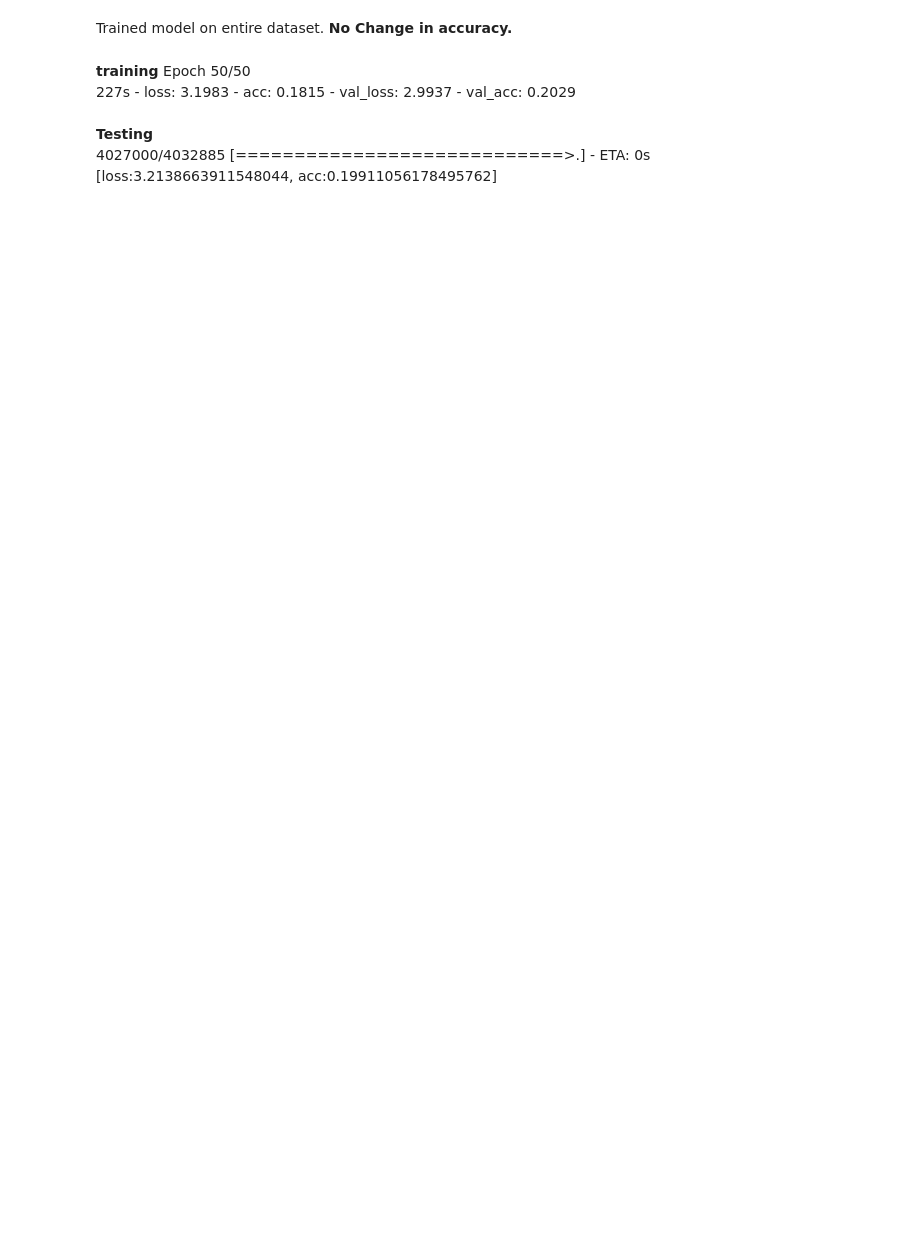
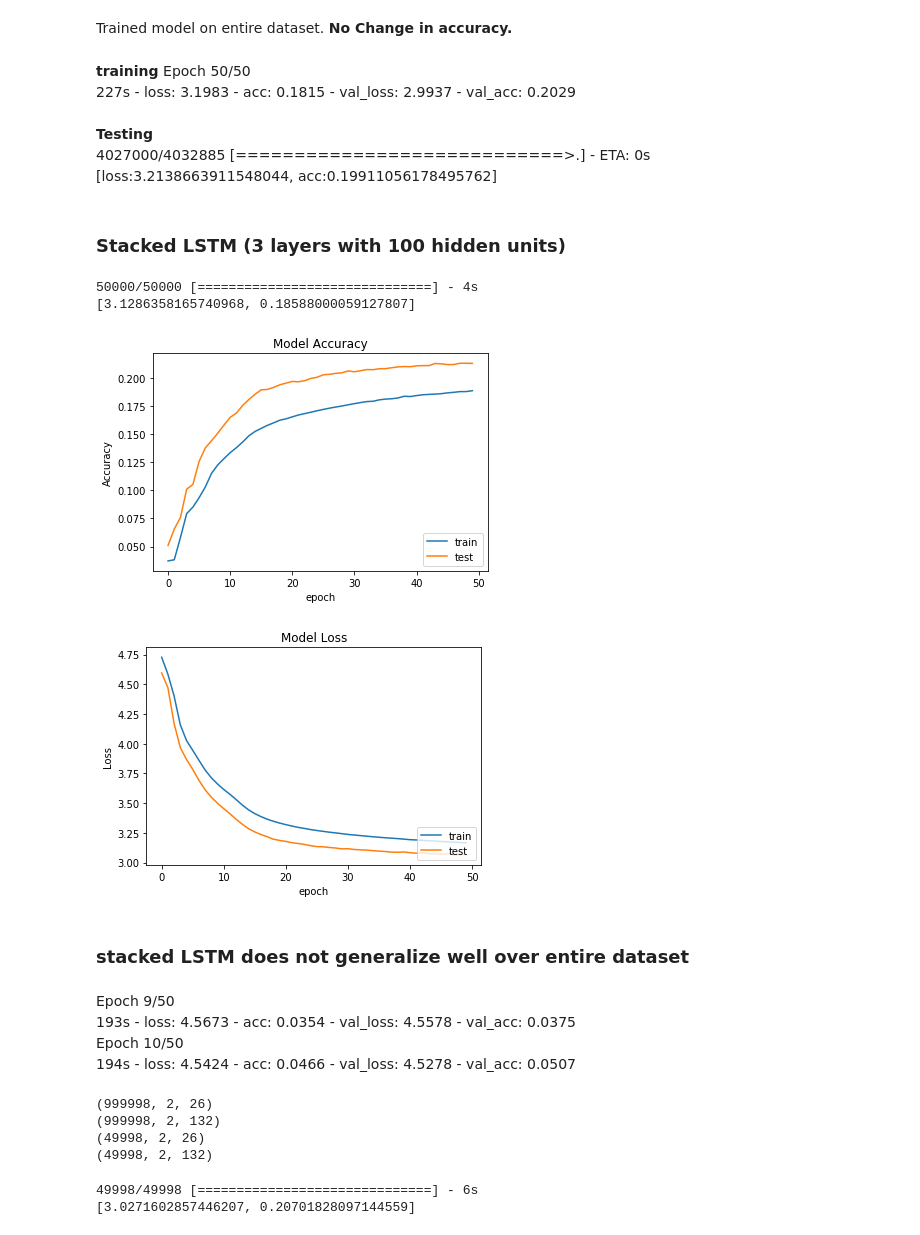
Before and after one commit to vagrawal/gsoc-progress, a Jupyter notebook: habdullah/Notes.ipynb, the cells around one changed output. Cells and saved outputs as stored; diff of their text form; code cells hidden in the pictures; blank space fills up the shorter version.

```diff
--- a/habdullah/Notes.ipynb
+++ b/habdullah/Notes.ipynb
@@ -450,12 +480,15 @@ from keras.utils import to_categorical
 Using TensorFlow backend.
 # %%
 #loading data from compressed arrays
-xtrain = np.load('/media/t-rex/F/local/data_FILES/wsj0_phonelabels_train.npy')
+xtrain = np.load('/media/t-rex/F/big/x_train.npy')
 #xdev = np.load('wsj0_phonelabels_dev.npy')
-xtest = np.load('/media/t-rex/F/local/data_FILES/wsj0_phonelabels_test.npy')
-meta = np.load('/media/t-rex/F/local/data_FILES/wsj0_phonelabels_meta.npz')
-ytrain= meta['Y_Train']
-ytest =  meta['Y_Test']
+xtest = np.load('/media/t-rex/F/big/x_test.npy')
+ytrain = np.load('/media/t-rex/F/big/y_train.npy')
+ytest = np.load('/media/t-rex/F/big/y_test.npy')
+#test = np.load('/media/t-rex/F/local/data_FILES/wsj0_phonelabels_test.npy')
+#meta = np.load('/media/t-rex/F/local/data_FILES/wsj0_phonelabels_meta.npz')
+#ytrain= meta['Y_Train']
+#ytest =  meta['Y_Test']
 # %%
 # reshape input to be [samples, time steps, features]
 xtrain = np.reshape(xtrain, (xtrain.shape[0], 1, xtrain.shape[1]))
@@ -570,3 +589,35 @@ Epoch 50/50<br>
 **Testing**<br>
 4027000/4032885 [============================>.] - ETA: 0s<br>
 [loss:3.2138663911548044, acc:0.19911056178495762]<br>
+# %% [markdown]
+### Stacked LSTM (3 layers with 100 hidden units)
+# %%
+model = Sequential()
+model.add(LSTM(100, input_shape=(1, 26),return_sequences=True))
+model.add(Dropout(0.2))
+model.add(LSTM(100, input_shape=(1, 26),return_sequences=True))
+model.add(Dropout(0.2))
+model.add(LSTM(100, input_shape=(1, 26)))
+model.add(Dropout(0.2))
+model.add(Dense(132, activation='softmax'))
+model.compile(optimizer='sgd',loss='categorical_crossentropy',metrics=['accuracy'])
+lstm_hist = model.fit(xtrain,ytrain,verbose = 2,validation_split=0.2,epochs=50,batch_size=100)
+# %%
+score = model.evaluate(xtest, ytest, batch_size=1000)
+print score
+# %% [output]
+50000/50000 [==============================] - 4s
+[3.1286358165740968, 0.18588000059127807]
+# %%
+printgraph(lstm_hist,'stacked_acc','stacked_loss',1,0,)
+# %% [output]
+[figure, added]
+[figure, added]
+# %% [markdown]
+### **stacked LSTM does not generalize well over entire dataset**
+# %% [markdown]
+
+Epoch 9/50<br>
+193s - loss: 4.5673 - acc: 0.0354 - val_loss: 4.5578 - val_acc: 0.0375<br>
+Epoch 10/50<br>
+194s - loss: 4.5424 - acc: 0.0466 - val_loss: 4.5278 - val_acc: 0.0507<br>
@@ -572,0 +648,10 @@ Epoch 50/50<br>
+# %%
+print trainX.shape
+print trainY.shape
+print testX.shape
+print testY.shape
+# %% [output]
+(999998, 2, 26)
+(999998, 2, 132)
+(49998, 2, 26)
+(49998, 2, 132)
@@ -572,0 +675,6 @@ Epoch 50/50<br>
+# %%
+score = model.evaluate(testX,testY, batch_size=1000)
+print score
+# %% [output]
+49998/49998 [==============================] - 6s
+[3.0271602857446207, 0.20701828097144559]
```
Also changed, not shown: parts of 17 cells of this notebook.
